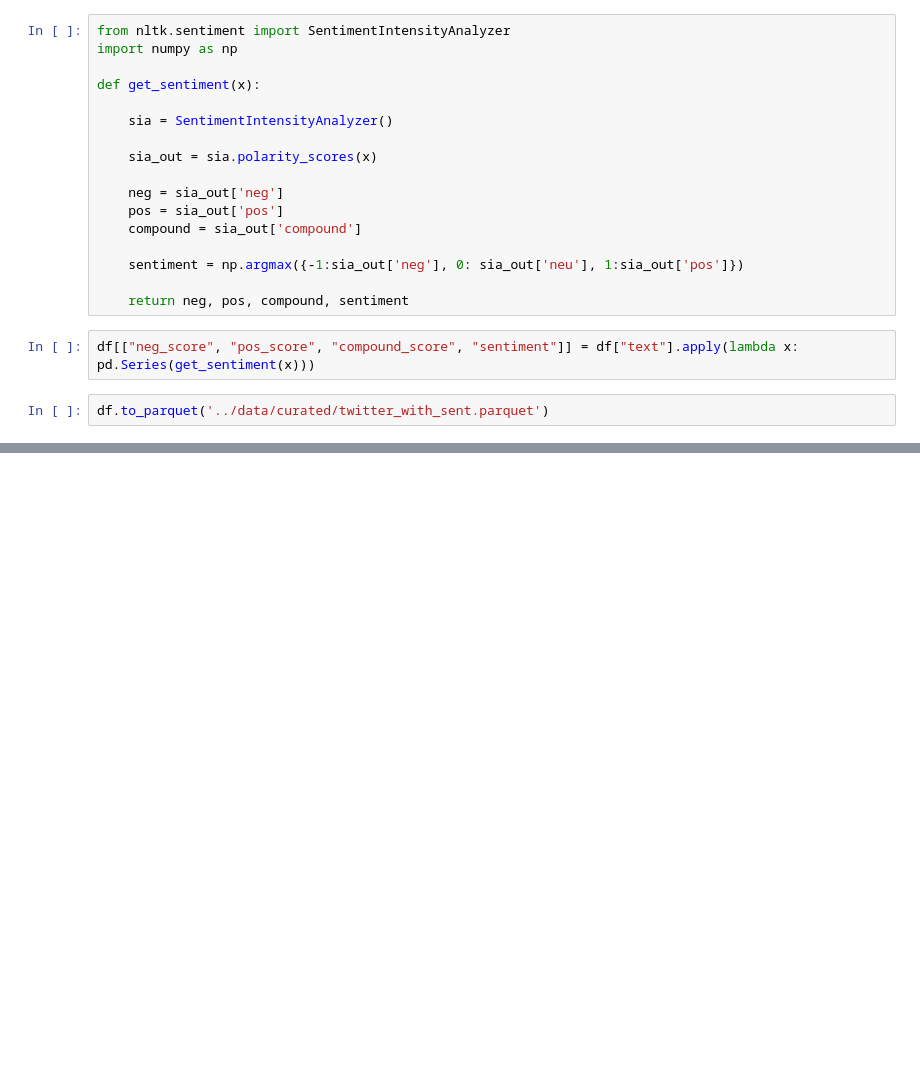
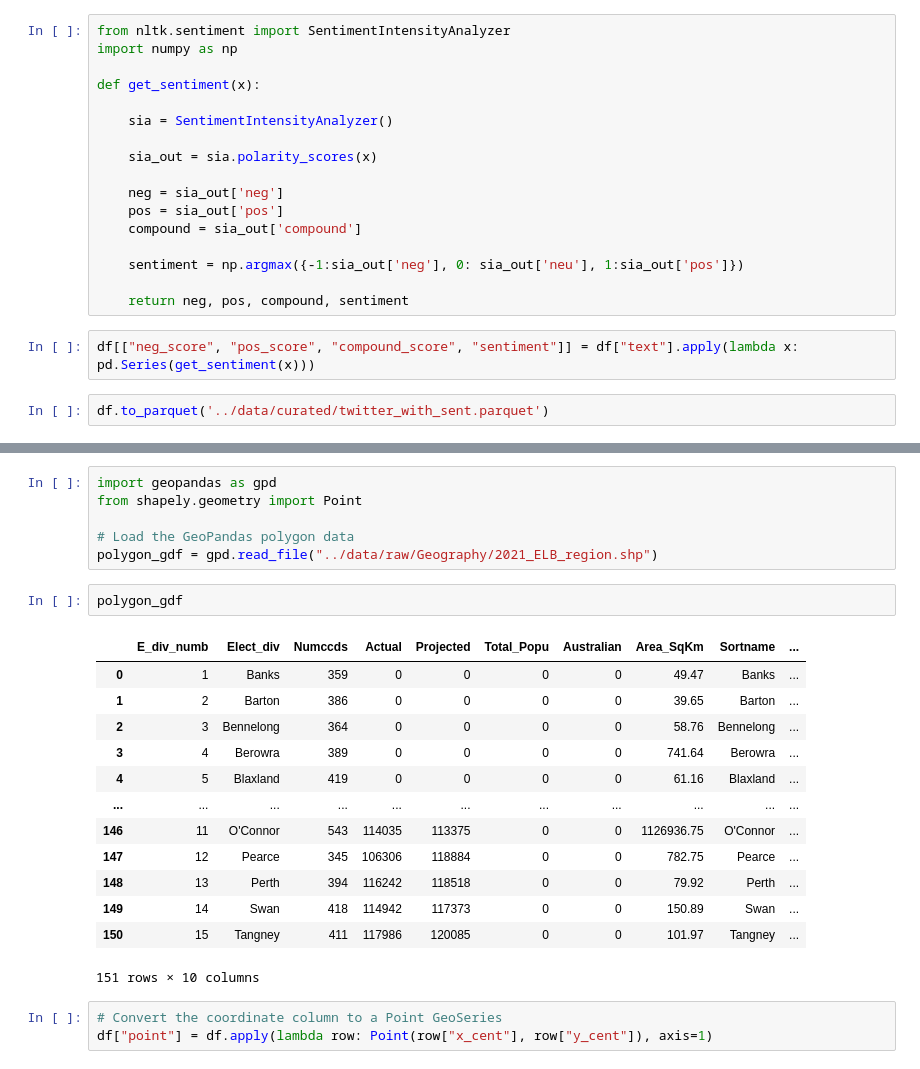
Before and after one commit to doncd-p/COMP90024-23S1-A2-Australia-Social-Media-Analytics, a Jupyter notebook: notebook/R_9_twitter_pipeline.ipynb, the cells around one changed output, grey strips where cells are left out. Drawn from its saved outputs; the diff is of its cells as text; blank space fills up the shorter version.

```diff
--- a/notebook/R_9_twitter_pipeline.ipynb
+++ b/notebook/R_9_twitter_pipeline.ipynb
@@ -207,0 +219,25 @@ df["polygon_id"] = polygon_id
+# %%
+import geopandas as gpd
+from shapely.geometry import Point
+
+# Load the GeoPandas polygon data
+polygon_gdf = gpd.read_file("../data/raw/Geography/2021_ELB_region.shp")
+# %%
+polygon_gdf
+# %% [output]
+|  | E_div_numb | Elect_div | Numccds | Actual | Projected | Total_Popu | Australian | Area_SqKm | Sortname | ... |
+| 0 | 1 | Banks | 359 | 0 | 0 | 0 | 0 | 49.47 | Banks | ... |
+| 1 | 2 | Barton | 386 | 0 | 0 | 0 | 0 | 39.65 | Barton | ... |
+| 2 | 3 | Bennelong | 364 | 0 | 0 | 0 | 0 | 58.76 | Bennelong | ... |
+| 3 | 4 | Berowra | 389 | 0 | 0 | 0 | 0 | 741.64 | Berowra | ... |
+| 4 | 5 | Blaxland | 419 | 0 | 0 | 0 | 0 | 61.16 | Blaxland | ... |
+| ... | ... | ... | ... | ... | ... | ... | ... | ... | ... | ... |
+| 146 | 11 | O'Connor | 543 | 114035 | 113375 | 0 | 0 | 1126936.75 | O'Connor | ... |
+| 147 | 12 | Pearce | 345 | 106306 | 118884 | 0 | 0 | 782.75 | Pearce | ... |
+| 148 | 13 | Perth | 394 | 116242 | 118518 | 0 | 0 | 79.92 | Perth | ... |
+| 149 | 14 | Swan | 418 | 114942 | 117373 | 0 | 0 | 150.89 | Swan | ... |
+| 150 | 15 | Tangney | 411 | 117986 | 120085 | 0 | 0 | 101.97 | Tangney | ... |
+151 rows × 10 columns
+# %%
+# Convert the coordinate column to a Point GeoSeries
+df["point"] = df.apply(lambda row: Point(row["x_cent"], row["y_cent"]), axis=1)
```
Also changed, not shown: parts of 7 cells of this notebook, 1 other file.
